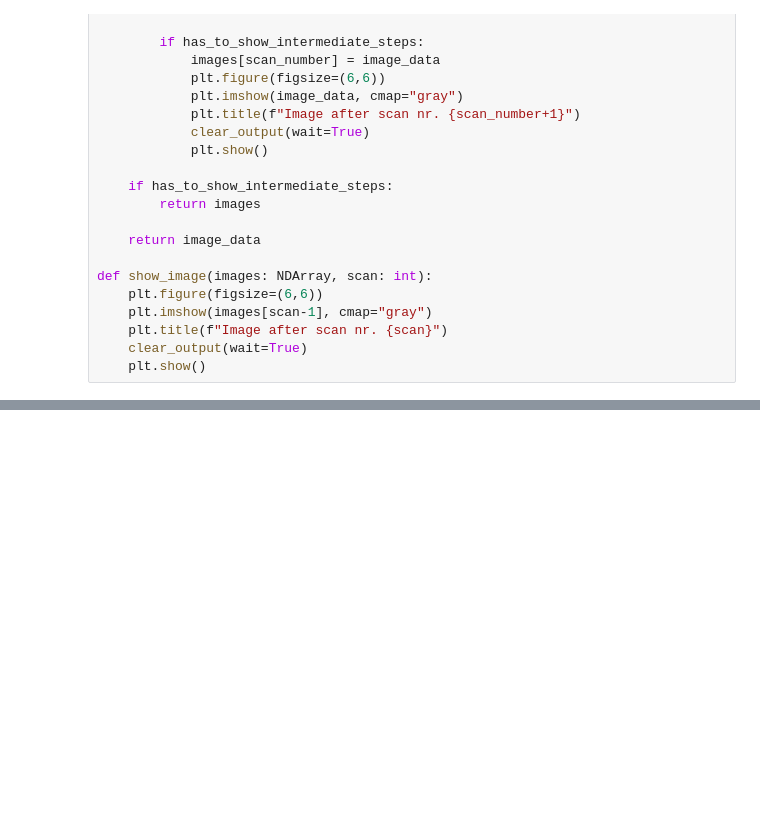
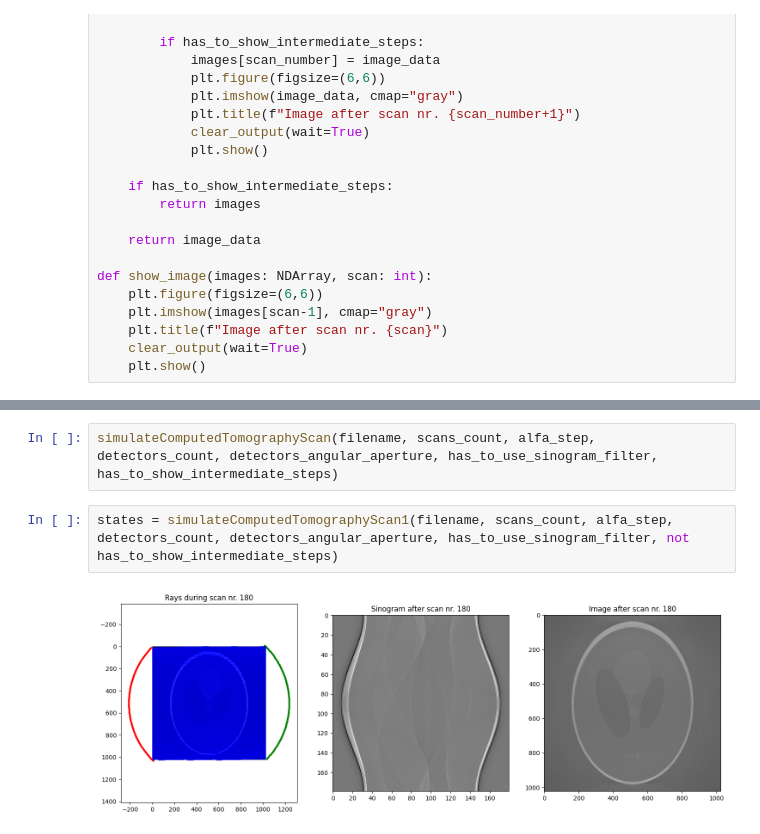
Before and after one commit to onyxcherry/IwM, a Jupyter notebook: notebook.ipynb, the cells around one changed output, grey strips where cells are left out. Drawn from its saved outputs; the diff is of its cells as text; blank space fills up the shorter version.

```diff
--- a/notebook.ipynb
+++ b/notebook.ipynb
@@ -412,0 +1016,6 @@ interactive(children=(IntSlider(value=1, description='scan', max=80, min=1), Out
+# %%
+simulateComputedTomographyScan(filename, scans_count, alfa_step, detectors_count, detectors_angular_aperture, has_to_use_sinogram_filter, has_to_show_intermediate_steps)
+# %%
+states = simulateComputedTomographyScan1(filename, scans_count, alfa_step, detectors_count, detectors_angular_aperture, has_to_use_sinogram_filter, not has_to_show_intermediate_steps)
+# %% [output]
+[figure, added]
```
Also changed, not shown: parts of 8 cells of this notebook.
